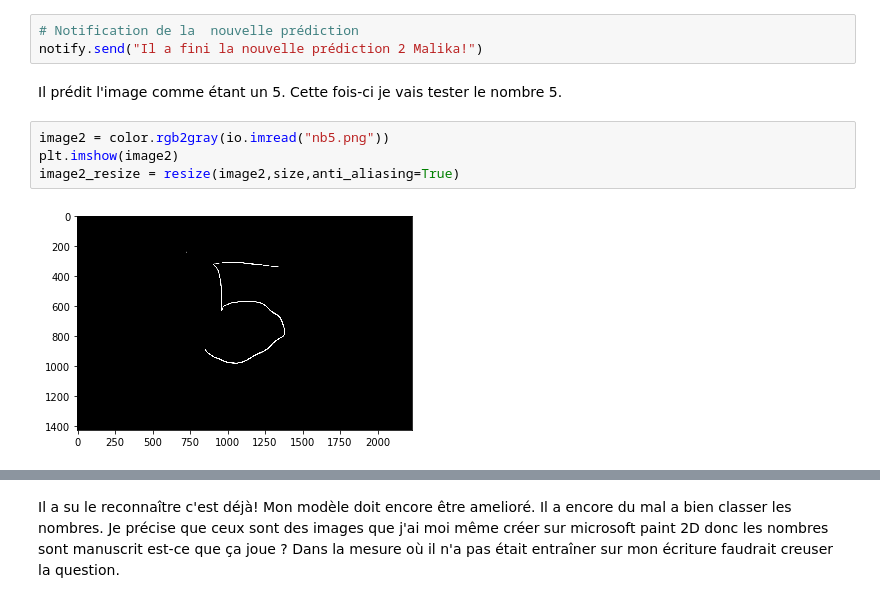
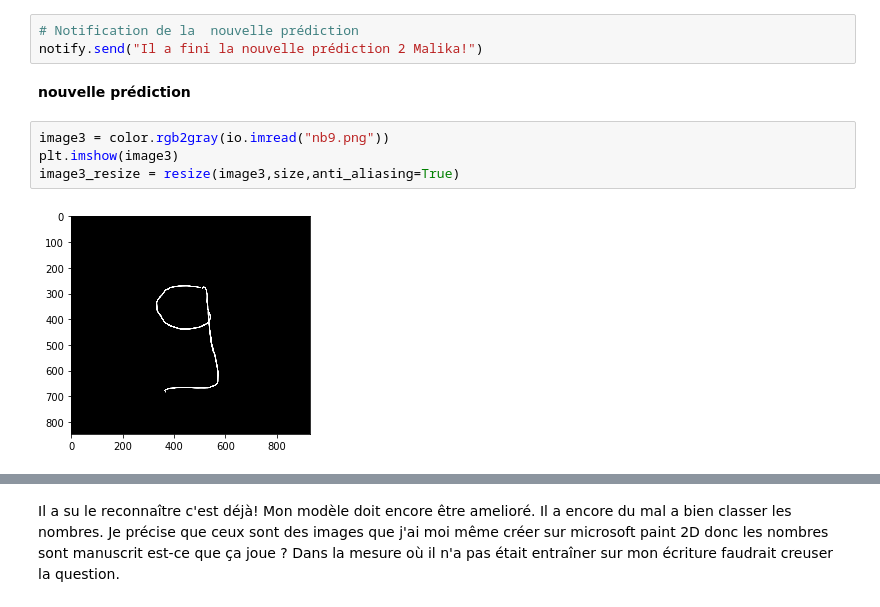
Before and after one commit to malikaO/Projet_perso_classification_image, a Jupyter notebook: Modèle2.ipynb, the cells around one changed output, grey strips where cells are left out. Drawn from its saved outputs; the diff is of its cells as text.

```diff
--- a/Modèle2.ipynb
+++ b/Modèle2.ipynb
@@ -356,11 +555,11 @@ array([5.])
 # %%
 # Notification de la  nouvelle prédiction
 notify.send("Il a fini la nouvelle prédiction 2 Malika!")
-# %% [markdown]
-Il prédit l'image comme étant un 5. Cette fois-ci je vais tester le nombre 5.
+# %% [markdown]
+**nouvelle prédiction**
 # %%
-image2 = color.rgb2gray(io.imread("nb5.png"))
-plt.imshow(image2)
-image2_resize = resize(image2,size,anti_aliasing=True)
+image3 = color.rgb2gray(io.imread("nb9.png"))
+plt.imshow(image3)
+image3_resize = resize(image3,size,anti_aliasing=True)
 # %% [output]
-[figure, old version]
+[figure, new version]
```
Also changed, not shown: parts of 42 cells of this notebook.
